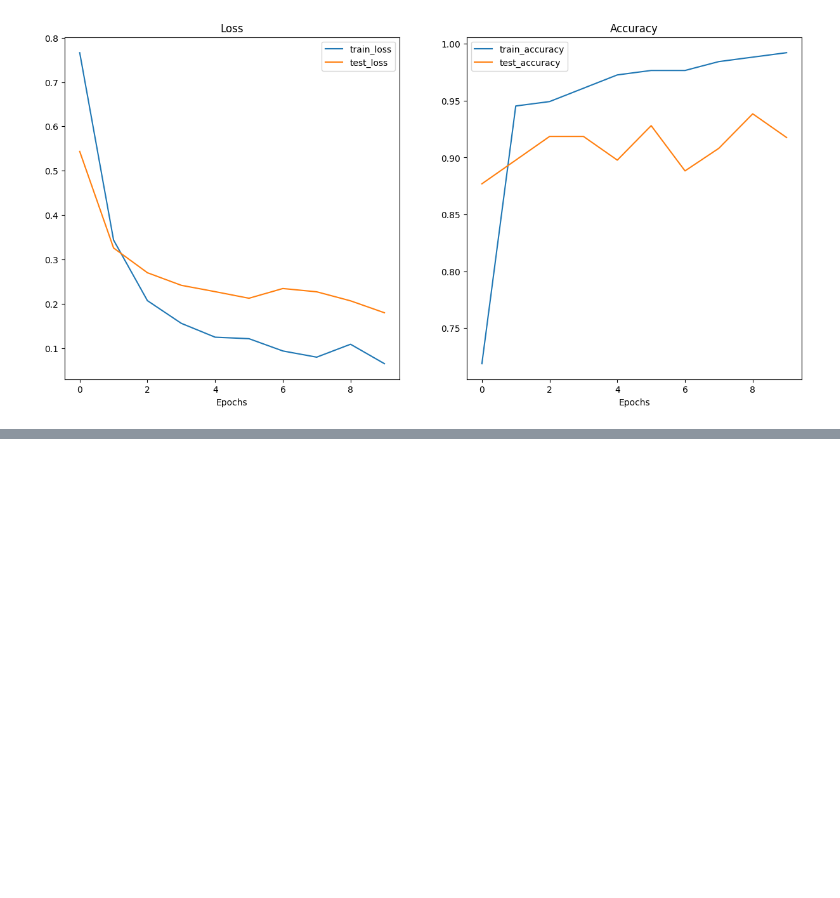
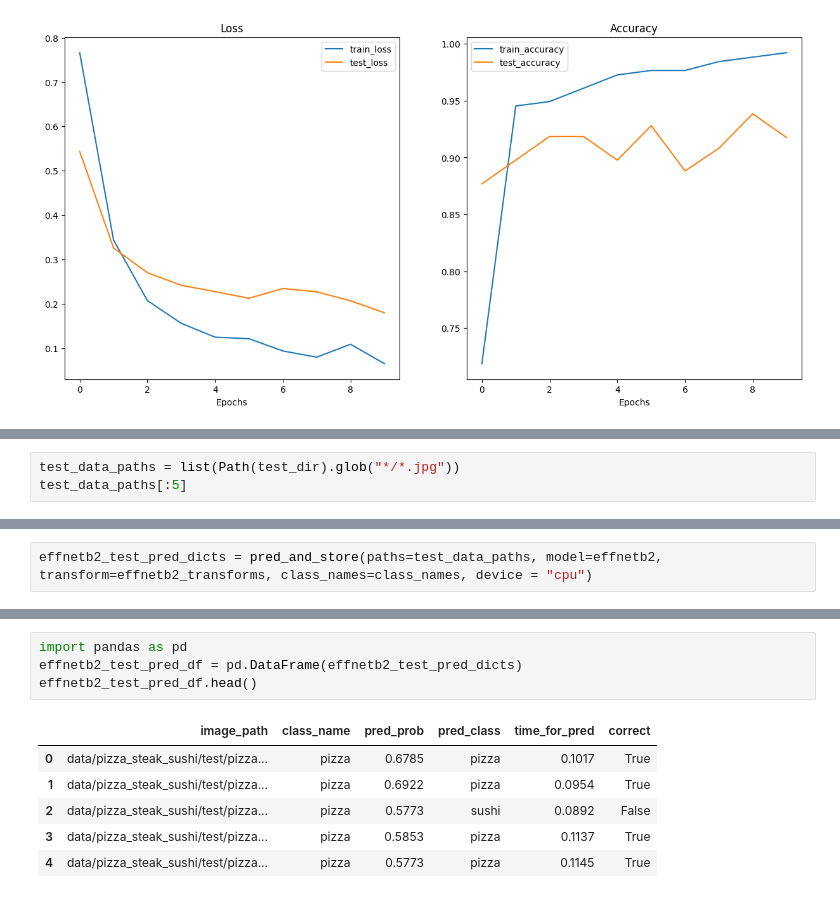
Before and after one commit to gil612/PyTorch, a Jupyter notebook: 09_pytorch_model_deployment.ipynb, the cells around one changed output, grey strips where cells are left out. Cells and saved outputs as stored; diff of their text form; blank space fills up the shorter version.

Commit message:
Making predictions with our trained models and timing

```diff
--- a/09_pytorch_model_deployment.ipynb
+++ b/09_pytorch_model_deployment.ipynb
@@ -491,0 +565,3 @@ plot_loss_curves(vit_results)
+# %%
+test_data_paths = list(Path(test_dir).glob("*/*.jpg"))
+test_data_paths[:5]
@@ -491,0 +657,2 @@ plot_loss_curves(vit_results)
+# %%
+effnetb2_test_pred_dicts = pred_and_store(paths=test_data_paths, model=effnetb2, transform=effnetb2_transforms, class_names=class_names, device = "cpu")
@@ -491,0 +674,11 @@ plot_loss_curves(vit_results)
+# %%
+import pandas as pd
+effnetb2_test_pred_df = pd.DataFrame(effnetb2_test_pred_dicts)
+effnetb2_test_pred_df.head()
+# %% [output]
+|  | image_path | class_name | pred_prob | pred_class | time_for_pred | correct |
+| 0 | data/pizza_steak_sushi/test/pizza... | pizza | 0.6785 | pizza | 0.1017 | True |
+| 1 | data/pizza_steak_sushi/test/pizza... | pizza | 0.6922 | pizza | 0.0954 | True |
+| 2 | data/pizza_steak_sushi/test/pizza... | pizza | 0.5773 | sushi | 0.0892 | False |
+| 3 | data/pizza_steak_sushi/test/pizza... | pizza | 0.5853 | pizza | 0.1137 | True |
+| 4 | data/pizza_steak_sushi/test/pizza... | pizza | 0.5773 | pizza | 0.1145 | True |
```
Also changed, not shown: parts of 27 cells of this notebook.
